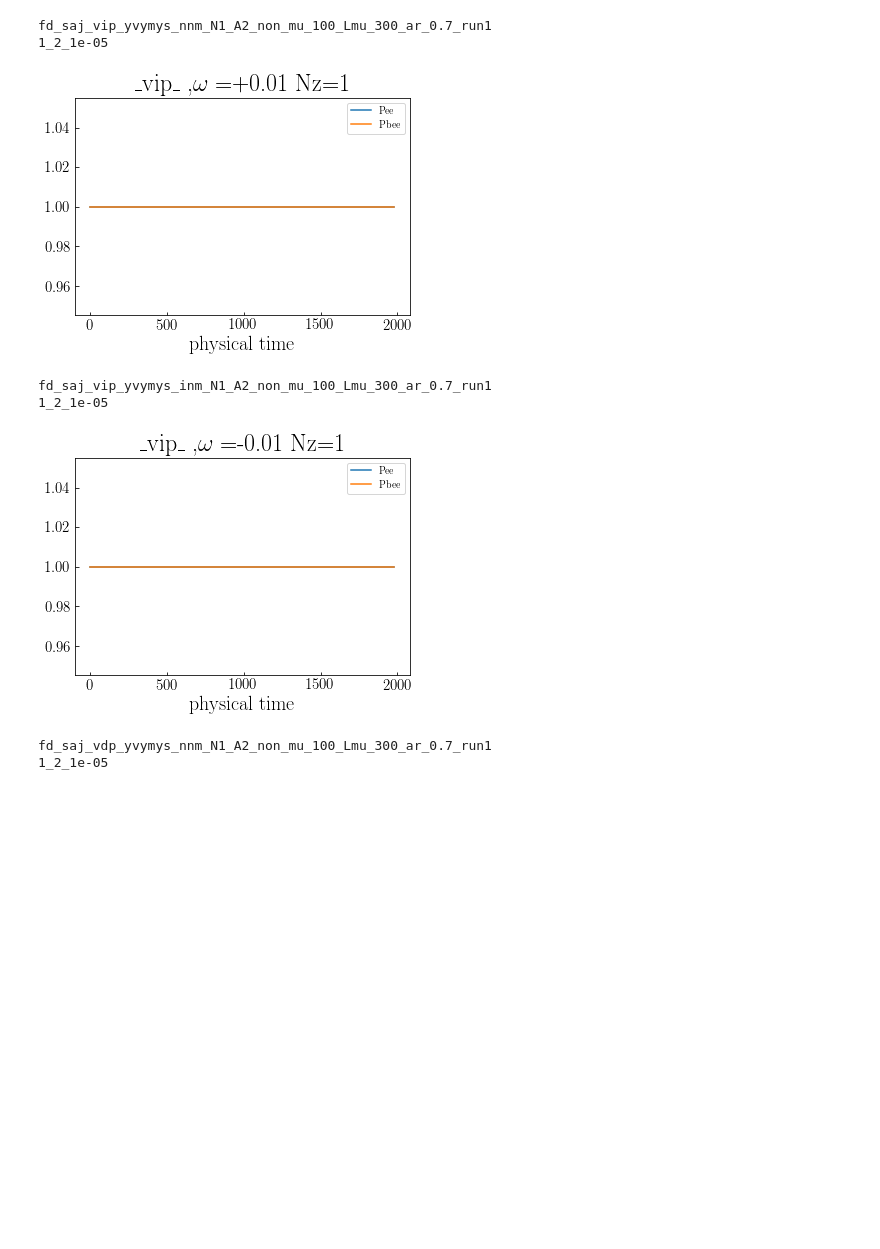
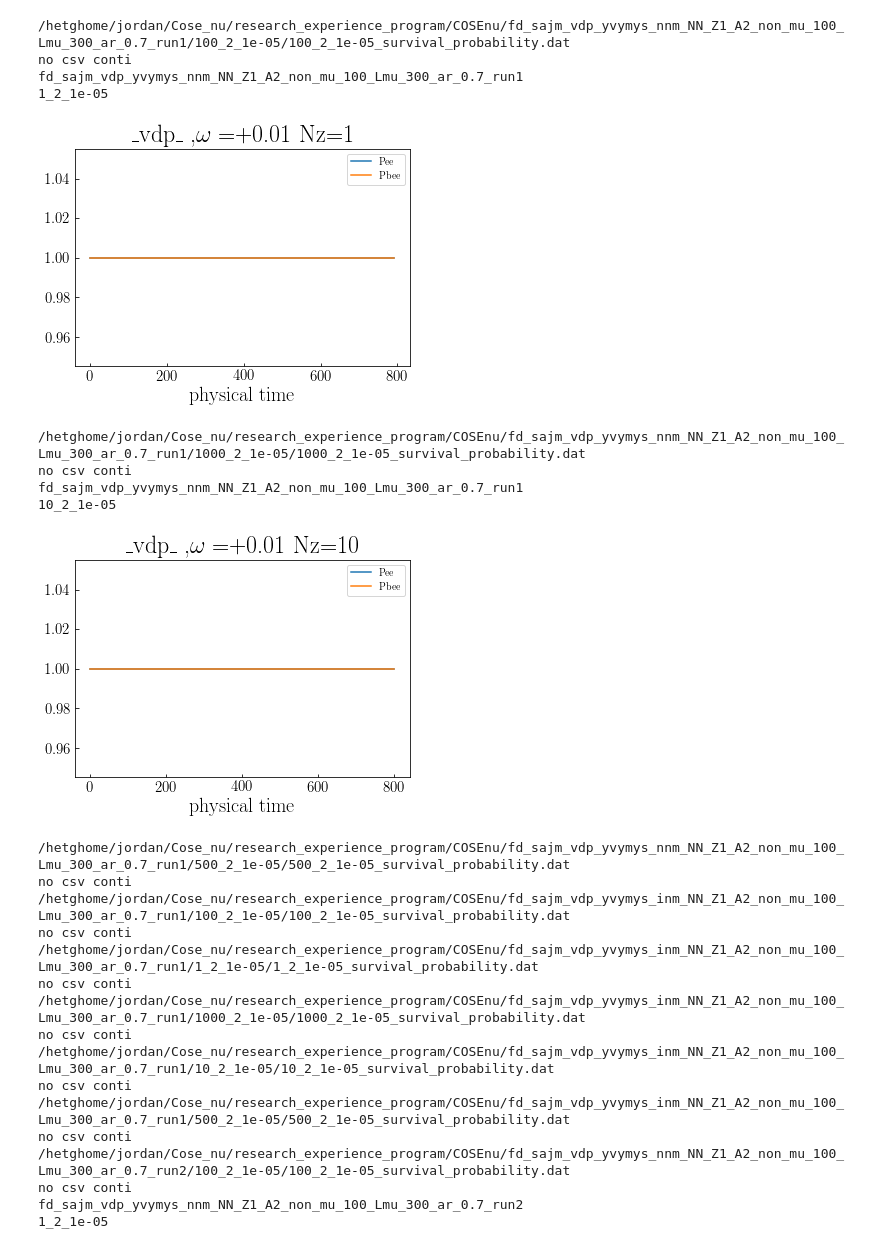
Before and after one commit to Demon-of-Asgard/research_experience_program, a Jupyter notebook: COSEnu/plot_sur_saj.ipynb, the cells around one changed output. Saved outputs shown, nothing was run; the diff lists cells and outputs as text; code cells hidden in the pictures; blank space fills up the shorter version.

```diff
--- a/COSEnu/plot_sur_saj.ipynb
+++ b/COSEnu/plot_sur_saj.ipynb
@@ -1,7 +1,8 @@
 # %%
-#plot results of the many grid results
+#plot results of the many grid results saj only
 #!/hetghome/hetgsoft/anaconda3/bin/python3.9
 import matplotlib
+%matplotlib inline
 #matplotlib.use('Agg')
 import matplotlib.pyplot as plt
 from mpl_toolkits.axes_grid1 import make_axes_locatable
@@ -32,16 +33,16 @@ from configparser import ConfigParser
 path = os.getcwd()
 #print(path)
 for h in os.listdir(path):
-    if 'saj_' not in h:
+    if 'sajm_' not in h:
         #print('flat conti')
         continue
     """if 'hetg' not in h:
         #print('hetg pui conti')
         continue"""
-    if 'N1' not in h:
+    if 'NN' not in h:
         #print('n1 conti')
         continue
-    if 'pb' in h:
+    if 'Z1' not in h:
         #print('pb conti')
         continue
     if 'yvymys' not in h:
@@ -123,37 +124,55 @@ for h in os.listdir(path):
                 DATA = DATA.astype(toflo)
                 #pd.to_numeric(DATA["time"])
                 """for j in DATA["time"]:
                     print(j)
                     print(type(j))"""
                 DATA["physical time"]=DATA["time"].multiply(CFL*dz)
                 #plt.title("dz,dt")
                 #print(DATA.head(),'DATA head')
                 #print(DATA.columns,'DATA[[0]]')
                 #print(DATA)
                 if 'pb' in h:
                     DATA.plot(x="physical time",y=["Pee","Pbee"],title=vp+' '+od+',$\omega=$'+mo+(str(1/float(mu)))[:5]+' [Nz,-$log_{10}$'+r'$\epsilon]$='+str(int(Nz))+', '+pb)
                 else:
                     DATA.plot(x="physical time",y=["Pee","Pbee"],title=vp+' '+od+',$\omega=$'+mo+(str(1/float(mu)))[:5]+r' Nz='+str(int(Nz)))
                 #cc+=1
                 #plt.show()
                 #sys.exit()
                 #DATA.plot(x="time",y="Pbee")#
                 """if 'tur' in h:
                     plt.title("Averaged survival probability (tur) "+i)
                 if 'non' in h:
                     plt.title("Averaged survival probability (w/o tur) "+i)"""
                 plt.show()
                 #DATA.plot()
                 #plt.savefig(pign)
                 plt.close('all')
                 #plt.show()
                 #plt.plot()
 # %% [output]
-fd_saj_vip_yvymys_nnm_N1_A2_non_mu_100_Lmu_300_ar_0.7_run1
+/hetghome/jordan/Cose_nu/research_experience_program/COSEnu/fd_sajm_vdp_yvymys_nnm_NN_Z1_A2_non_mu_100_Lmu_300_ar_0.7_run1/100_2_1e-05/100_2_1e-05_survival_probability.dat
+no csv conti
+fd_sajm_vdp_yvymys_nnm_NN_Z1_A2_non_mu_100_Lmu_300_ar_0.7_run1
 1_2_1e-05
-[figure, old version]
+[figure, new version]
-fd_saj_vip_yvymys_inm_N1_A2_non_mu_100_Lmu_300_ar_0.7_run1
-1_2_1e-05
+/hetghome/jordan/Cose_nu/research_experience_program/COSEnu/fd_sajm_vdp_yvymys_nnm_NN_Z1_A2_non_mu_100_Lmu_300_ar_0.7_run1/1000_2_1e-05/1000_2_1e-05_survival_probability.dat
+no csv conti
+fd_sajm_vdp_yvymys_nnm_NN_Z1_A2_non_mu_100_Lmu_300_ar_0.7_run1
+10_2_1e-05
-[figure, old version]
+[figure, new version]
-fd_saj_vdp_yvymys_nnm_N1_A2_non_mu_100_Lmu_300_ar_0.7_run1
+/hetghome/jordan/Cose_nu/research_experience_program/COSEnu/fd_sajm_vdp_yvymys_nnm_NN_Z1_A2_non_mu_100_Lmu_300_ar_0.7_run1/500_2_1e-05/500_2_1e-05_survival_probability.dat
+no csv conti
+/hetghome/jordan/Cose_nu/research_experience_program/COSEnu/fd_sajm_vdp_yvymys_inm_NN_Z1_A2_non_mu_100_Lmu_300_ar_0.7_run1/100_2_1e-05/100_2_1e-05_survival_probability.dat
+no csv conti
+/hetghome/jordan/Cose_nu/research_experience_program/COSEnu/fd_sajm_vdp_yvymys_inm_NN_Z1_A2_non_mu_100_Lmu_300_ar_0.7_run1/1_2_1e-05/1_2_1e-05_survival_probability.dat
+no csv conti
+/hetghome/jordan/Cose_nu/research_experience_program/COSEnu/fd_sajm_vdp_yvymys_inm_NN_Z1_A2_non_mu_100_Lmu_300_ar_0.7_run1/1000_2_1e-05/1000_2_1e-05_survival_probability.dat
+no csv conti
+/hetghome/jordan/Cose_nu/research_experience_program/COSEnu/fd_sajm_vdp_yvymys_inm_NN_Z1_A2_non_mu_100_Lmu_300_ar_0.7_run1/10_2_1e-05/10_2_1e-05_survival_probability.dat
+no csv conti
+/hetghome/jordan/Cose_nu/research_experience_program/COSEnu/fd_sajm_vdp_yvymys_inm_NN_Z1_A2_non_mu_100_Lmu_300_ar_0.7_run1/500_2_1e-05/500_2_1e-05_survival_probability.dat
+no csv conti
+/hetghome/jordan/Cose_nu/research_experience_program/COSEnu/fd_sajm_vdp_yvymys_nnm_NN_Z1_A2_non_mu_100_Lmu_300_ar_0.7_run2/100_2_1e-05/100_2_1e-05_survival_probability.dat
+no csv conti
+fd_sajm_vdp_yvymys_nnm_NN_Z1_A2_non_mu_100_Lmu_300_ar_0.7_run2
 1_2_1e-05
```
Also changed, not shown: parts of 3 cells of this notebook, 3 other files.
